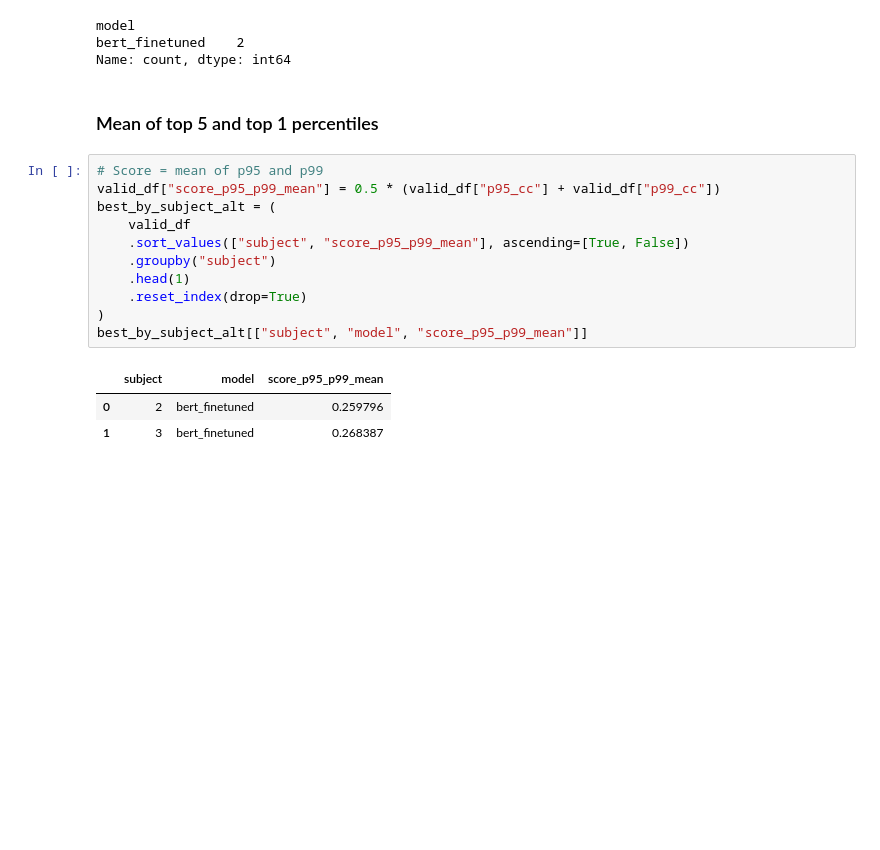
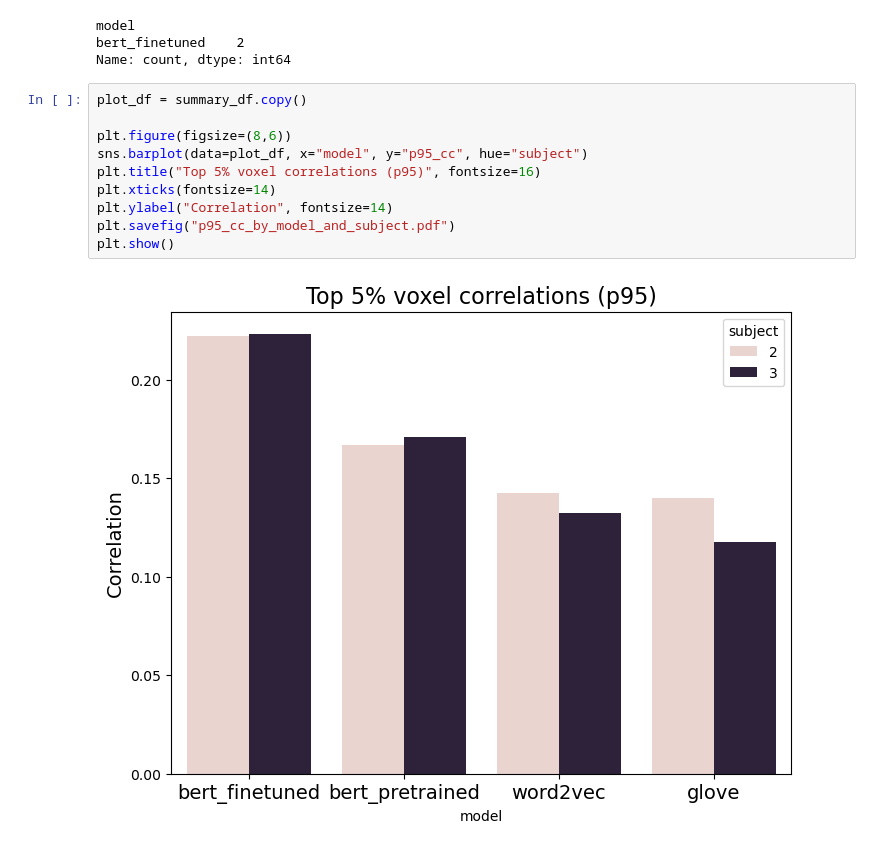
Before and after one commit to mkaeppel/stat215a_final, a Jupyter notebook: code/cross_val_regression.ipynb, the cells around one changed output. Drawn from its saved outputs; the diff is of its cells as text; blank space fills up the shorter version.

Commit message:
minor changes, adding figures to cross-val code

```diff
--- a/code/cross_val_regression.ipynb
+++ b/code/cross_val_regression.ipynb
@@ -156,20 +208,15 @@ best_count
 model
 bert_finetuned    2
 Name: count, dtype: int64
-# %% [markdown]
-### Mean of top 5 and top 1 percentiles
-# %%
-# Score = mean of p95 and p99
-valid_df["score_p95_p99_mean"] = 0.5 * (valid_df["p95_cc"] + valid_df["p99_cc"])
-best_by_subject_alt = (
-    valid_df
-    .sort_values(["subject", "score_p95_p99_mean"], ascending=[True, False])
-    .groupby("subject")
-    .head(1)
-    .reset_index(drop=True)
-)
-best_by_subject_alt[["subject", "model", "score_p95_p99_mean"]]
-# %% [output]
-|  | subject | model | score_p95_p99_mean |
-| 0 | 2 | bert_finetuned | 0.259796 |
-| 1 | 3 | bert_finetuned | 0.268387 |
+# %%
+plot_df = summary_df.copy()
+
+plt.figure(figsize=(8,6))
+sns.barplot(data=plot_df, x="model", y="p95_cc", hue="subject")
+plt.title("Top 5% voxel correlations (p95)", fontsize=16)
+plt.xticks(fontsize=14)
+plt.ylabel("Correlation", fontsize=14)
+plt.savefig("p95_cc_by_model_and_subject.pdf")
+plt.show()
+# %% [output]
+[figure, added]
```
Also changed, not shown: parts of 8 cells of this notebook, 4 other files.
